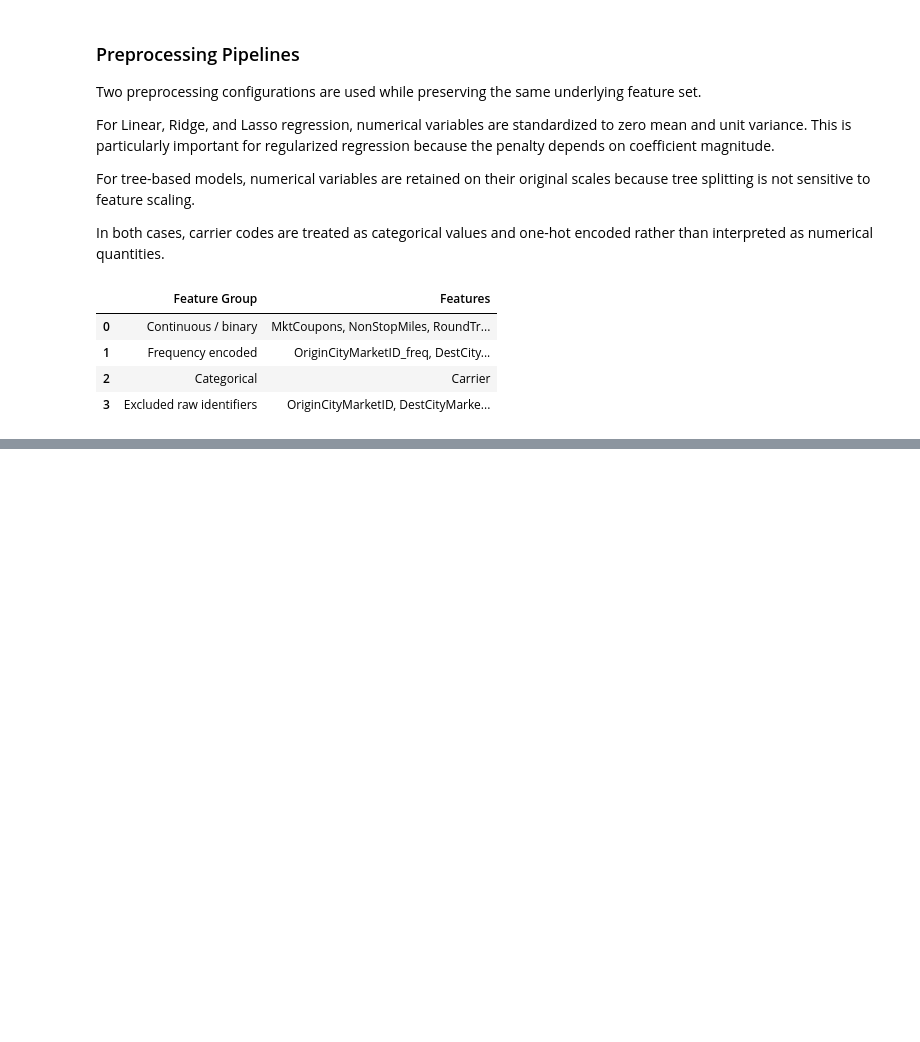
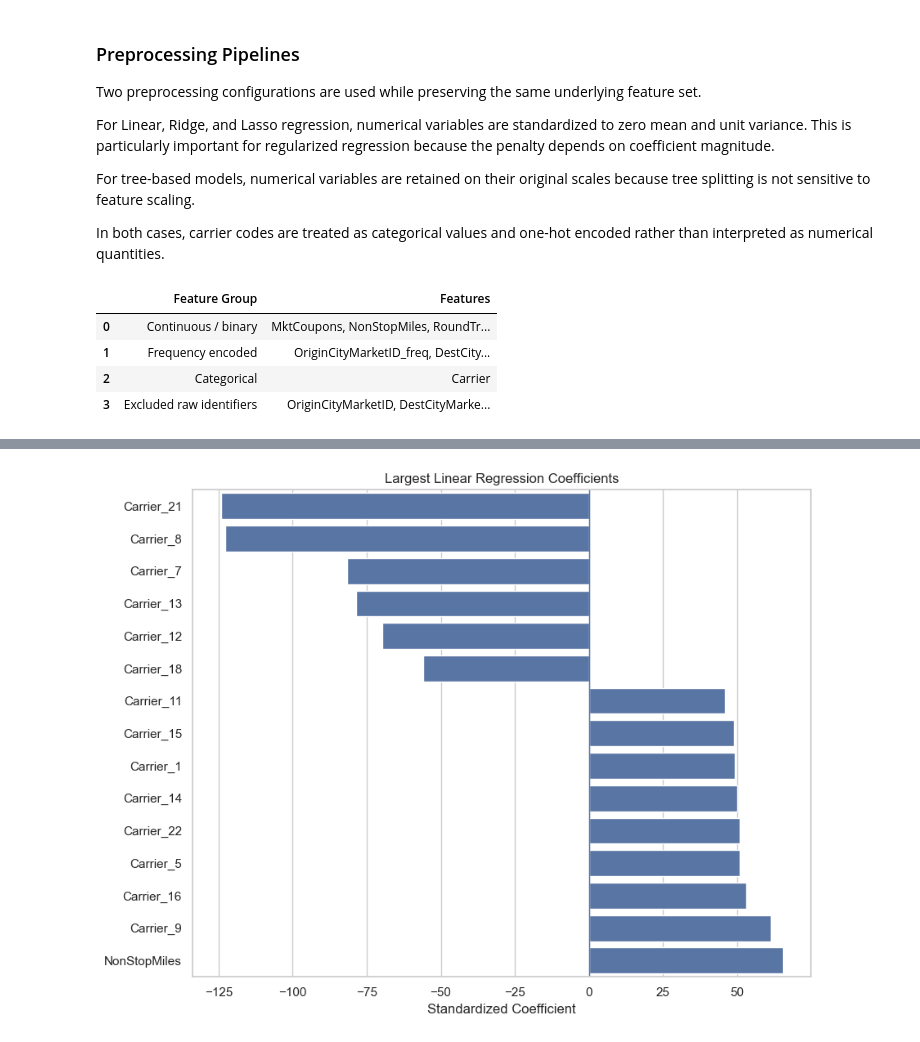
Before and after one commit to eldarhasanly/analysis-of-factors-influencing-airline-ticket-prices-using-statistical-and-machine-learning-methods, a Jupyter notebook: notebooks/airline_fare_analysis.ipynb, the cells around one changed output, grey strips where cells are left out. Saved outputs shown, nothing was run; the diff lists cells and outputs as text; code cells hidden in the pictures; blank space fills up the shorter version.

```diff
--- a/notebooks/airline_fare_analysis.ipynb
+++ b/notebooks/airline_fare_analysis.ipynb
@@ -797,0 +873,22 @@ display(feature_strategy)
+# %%
+linear_model = Pipeline(
+    steps=[
+        ("preprocessor", linear_preprocessor),
+        ("regressor", LinearRegression()),
+    ]
+)
+
+linear_model.fit(
+    X_train,
+    y_train,
+)
+
+linear_predictions = linear_model.predict(X_test)
+
+model_results.append(
+    evaluate_regression(
+        "Linear Regression",
+        y_test,
+        linear_predictions,
+    )
+)
@@ -797,0 +1057,25 @@ display(feature_strategy)
+# %%
+top_coefficients = (
+    linear_coefficients
+    .head(15)
+    .sort_values("Coefficient")
+)
+
+fig, ax = plt.subplots(figsize=(9, 7))
+
+sns.barplot(
+    data=top_coefficients,
+    x="Coefficient",
+    y="Feature",
+    ax=ax,
+)
+
+ax.axvline(0, linewidth=1)
+ax.set_title("Largest Linear Regression Coefficients")
+ax.set_xlabel("Standardized Coefficient")
+ax.set_ylabel("")
+
+plt.tight_layout()
+plt.show()
+# %% [output]
+[figure, added]
```
Also changed, not shown: parts of 18 cells of this notebook.
